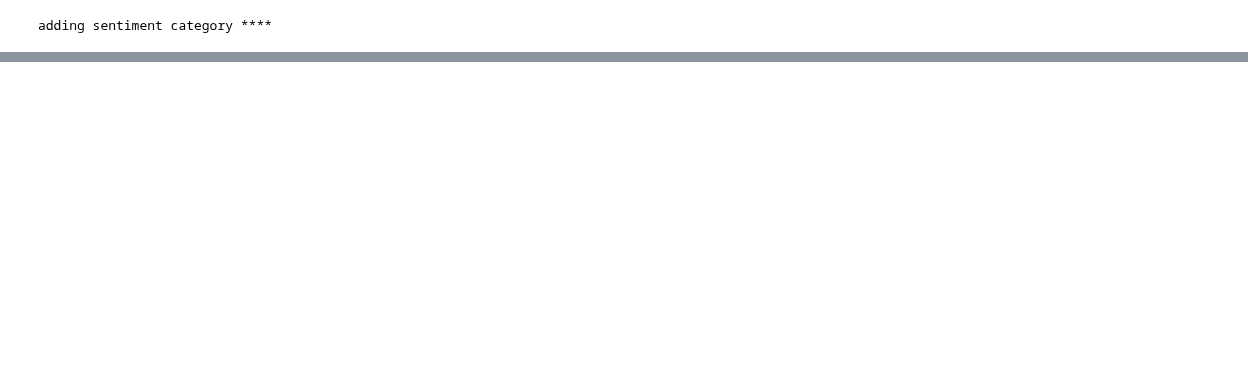
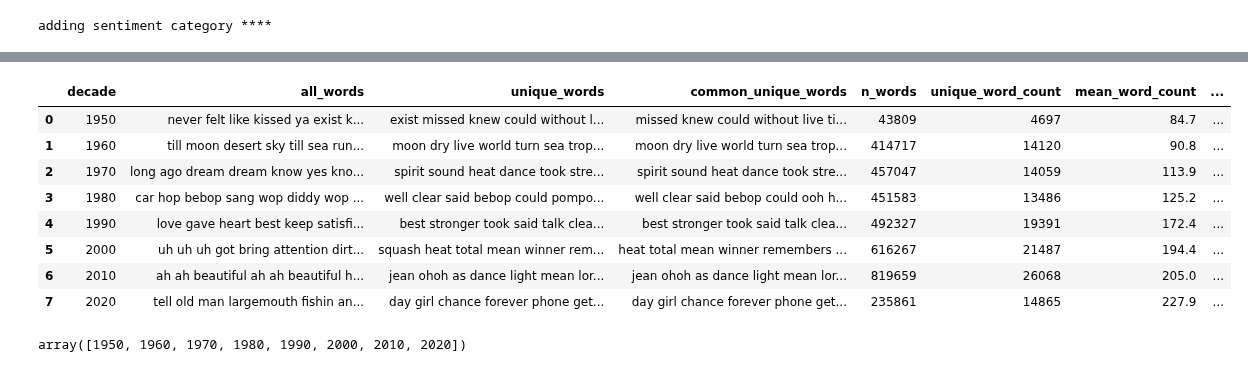
Before and after one commit to CBRJ-Lyrical-Metrics/lyrical-evolution-capstone, a Jupyter notebook: Drafts/chris_work.ipynb, the cells around one changed output, grey strips where cells are left out. Drawn from its saved outputs; the diff is of its cells as text; code cells hidden in the pictures; blank space fills up the shorter version.

```diff
--- a/Drafts/chris_work.ipynb
+++ b/Drafts/chris_work.ipynb
@@ -436,0 +467,3 @@ df.head(1)
+# %%
+df = prep.get_topics(df)
+df.head(3)
@@ -436,0 +496,51 @@ df.head(1)
+# %%
+# combine all strings in lyrics where decade is the same
+decades = (
+    df.groupby("decade")["lyrics"].apply(lambda x: " ".join(x)).reset_index()
+)
+decades.rename(columns={"lyrics": "all_words"}, inplace=True)
+decades["unique_words"] = (
+    df.groupby("decade")["unique_words"].apply(lambda x: " ".join(x)).values
+)
+decades["common_unique_words"] = decades.unique_words.apply(get_common_unique_words)
+decades["n_words"] = decades["all_words"].apply(lambda x: len(x.split()))
+decades["unique_word_count"] = decades["all_words"].apply(
+    lambda x: len(set(x.split()))
+)
+decades["mean_word_count"] = (
+    df.groupby("decade")["word_count"].mean().values.round(1)
+)
+decades["median_word_count"] = (
+    df.groupby("decade")["word_count"].median().values.round(1)
+)
+decades["most_common_word"] = decades["unique_words"].apply(
+    lambda x: n_most_common_word(x)
+)
+decades["2nd_most_common_word"] = decades["unique_words"].apply(
+    lambda x: n_most_common_word(x, 2)
+)
+decades["3rd_most_common_word"] = decades["unique_words"].apply(
+    lambda x: n_most_common_word(x, 3)
+)
+decades["4th_most_common_word"] = decades["unique_words"].apply(
+    lambda x: n_most_common_word(x, 4)
+)
+decades["5th_most_common_word"] = decades["unique_words"].apply(
+    lambda x: n_most_common_word(x, 5)
+)
+# %%
+decades.head(10)
+# %% [output]
+|  | decade | all_words | unique_words | common_unique_words | n_words | unique_word_count | mean_word_count | ... |
+| 0 | 1950 | never felt like kissed ya exist k... | exist missed knew could without l... | missed knew could without live ti... | 43809 | 4697 | 84.7 | ... |
+| 1 | 1960 | till moon desert sky till sea run... | moon dry live world turn sea trop... | moon dry live world turn sea trop... | 414717 | 14120 | 90.8 | ... |
+| 2 | 1970 | long ago dream dream know yes kno... | spirit sound heat dance took stre... | spirit sound heat dance took stre... | 457047 | 14059 | 113.9 | ... |
+| 3 | 1980 | car hop bebop sang wop diddy wop ... | well clear said bebop could pompo... | well clear said bebop could ooh h... | 451583 | 13486 | 125.2 | ... |
+| 4 | 1990 | love gave heart best keep satisfi... | best stronger took said talk clea... | best stronger took said talk clea... | 492327 | 19391 | 172.4 | ... |
+| 5 | 2000 | uh uh uh got bring attention dirt... | squash heat total mean winner rem... | heat total mean winner remembers ... | 616267 | 21487 | 194.4 | ... |
+| 6 | 2010 | ah ah beautiful ah ah beautiful h... | jean ohoh as dance light mean lor... | jean ohoh as dance light mean lor... | 819659 | 26068 | 205.0 | ... |
+| 7 | 2020 | tell old man largemouth fishin an... | day girl chance forever phone get... | day girl chance forever phone get... | 235861 | 14865 | 227.9 | ... |
+# %%
+decades.decade.unique()
+# %% [output]
+array([1950, 1960, 1970, 1980, 1990, 2000, 2010, 2020])
```
Also changed, not shown: parts of 16 cells of this notebook.
